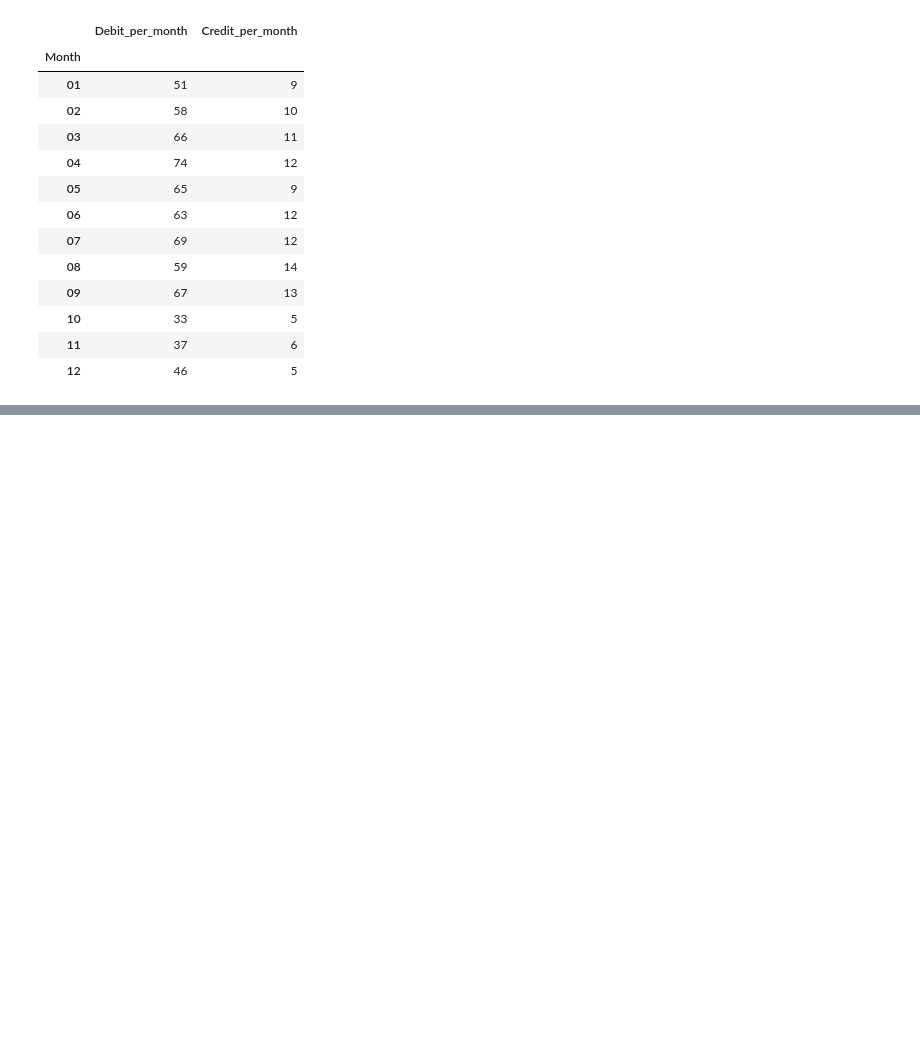
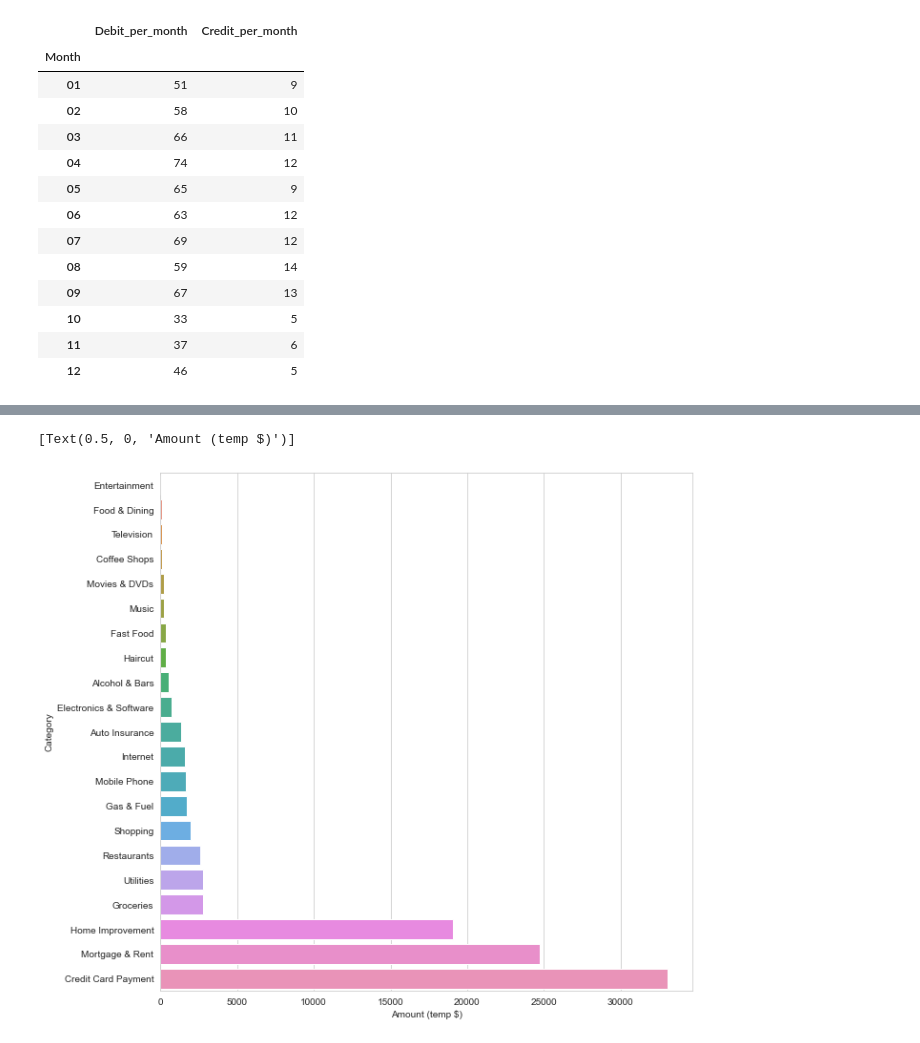
Before and after one commit to LeonTran29/Davidson_Person_Finance, a Jupyter notebook: Test.ipynb, the cells around one changed output, grey strips where cells are left out. Cells and saved outputs as stored; diff of their text form; code cells hidden in the pictures; blank space fills up the shorter version.

```diff
--- a/Test.ipynb
+++ b/Test.ipynb
@@ -238,0 +240,4 @@ Text(0, 0.5, 'Percent')
+# %%
+display(db.head(5))
+df_ = db[db['Transaction Type']=='debit'].groupby('Category')['Amount'].sum().reset_index()
+display(df_)
@@ -238,0 +290,8 @@ Text(0, 0.5, 'Percent')
+# %%
+fig,ax = plt.subplots(figsize=(10,10))
+sns.barplot(data=df_.sort_values('Amount'),x="Amount",y="Category")
+sns.set_style('whitegrid')
+ax.set(xlabel = 'Amount (temp $)')
+# %% [output]
+[Text(0.5, 0, 'Amount (temp $)')]
+[figure, added]
```
Also changed, not shown: parts of 3 cells of this notebook, 1 other file.
